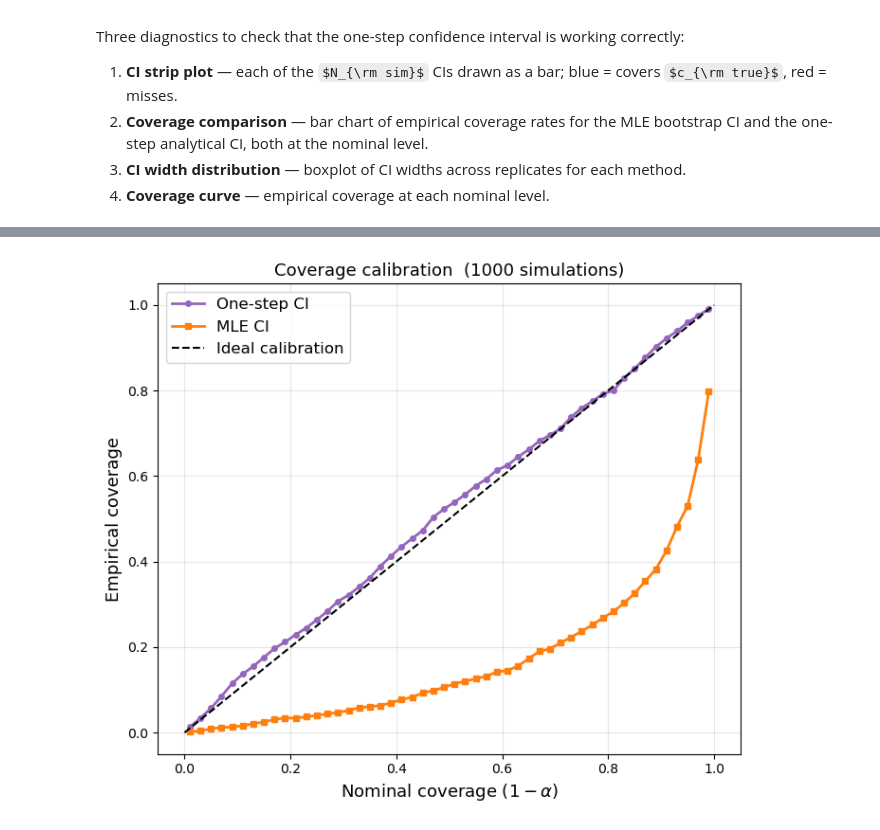
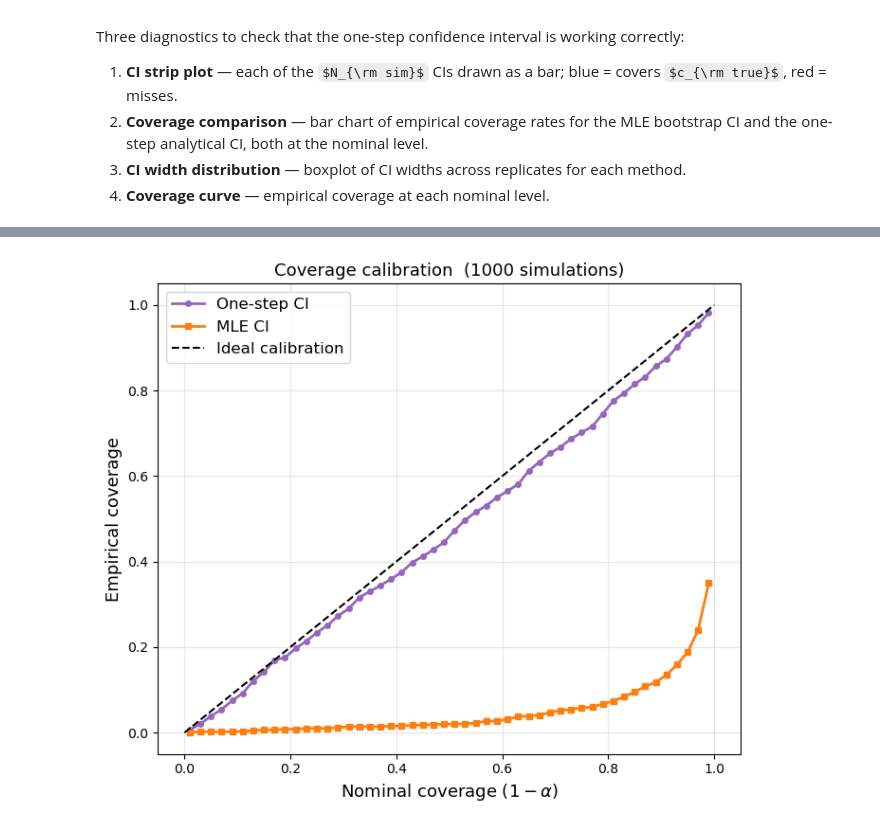
Before and after one commit to richardzhs/Semiparametric_Parameter_Estimation_PDF, a Jupyter notebook: T3_demo.ipynb, the cells around one changed output, grey strips where cells are left out. Drawn from its saved outputs; the diff is of its cells as text; code cells hidden in the pictures; some formulas as TeX source.

```diff
--- a/T3_demo.ipynb
+++ b/T3_demo.ipynb
@@ -186,7 +216,7 @@ The full mean at true $c$ is $\mu = v(c;\mathbf{Q}^2) \odot T[f]$.
 T = T_sm_FK(f=f, W=W, grid=grid)
 
 # True Wilson coefficient and full mean
-c_true = 10
+c_true = 20
 mu     = true_mean(c=c_true, T=T, xQ2=xQ2, klin=_klin, kquad=_kquad)
 
 # Simulate one dataset
@@ -415,7 +457,7 @@ where $\delta = \partial_c \hat\mu - K h^*$ is the component of $\partial_c \hat
 K       = build_K_matrix(c_hat, A, xQ2=xQ2, klin=_klin, kquad=_kquad)
 K_prime = build_K_prime_matrix(c_hat, A, xQ2=xQ2, klin=_klin, kquad=_kquad)
 
-c_one_step, info = one_step_c(D, K, K_prime, beta_hat, c_hat, w_norm, Sigma=Sigma)
+c_one_step, info = one_step_c(D, K, K_prime, beta_hat, c_hat, w_norm=None, Sigma=Sigma)
 
 ci_os_lower, ci_os_upper, _ = one_step_confidence_interval(info)
 
@@ -515,21 +574,26 @@ sampling distribution of the plug-in MLE and the one-step estimator.
 `setup_experiment` pre-computes the basis and design matrix once; `run_single_experiment`
 only generates new data and re-runs the optimization.
 # %%
+c_true = 20
+
+zero_coeff = lambda z, **kwargs: np.zeros_like(np.asarray(z, dtype=float))
+
 setup_dict = setup_experiment(
     pdf=pdfset, c=c_true, f=f,
     xQ2=xQ2, grid=grid, W=W,
-    degree=degree, M=10,
+    degree=3, M=10,
     data_Sigma=Sigma,
     opt="separate",            # uses the "separate" or "joint" choice from Section 5
     parametrize=parametrize,
-    c_opt="scipy_optimize", beta_opt="SLSQP",
+    c_opt="Nelder-Mead", beta_opt="SLSQP",
     c0=0, Lambda=Lambda,
     x_min=x_min, x_max=x_max,
     Q2_min=Q2_min, Q2_max=Q2_max,
-    klin=klin, kquad=kquad,
-    nonneg_beta=True, fix_ends=True,
+    klin_fn=_klin, kquad_fn=zero_coeff,
+    nonneg_beta=True, pin_endpoints=True,
     ncol_plots=2, x_log_scale=True,
     return_history=False, loss_scale=1e2,
+    mle_constrained=False, one_step_constrained=False
 )
 # %%
 # Quick diagnostic on one draw before the full simulation
@@ -557,16 +621,24 @@ Fitted pdf integrates to (xf parametrize): 1.0000000255497845
 N_sim = 1000
 plug_in_estimates  = np.zeros(N_sim)
 one_step_estimates = np.zeros(N_sim)
-n_boot = 1000
+n_boot = 500
 all_boot_samples = np.zeros((N_sim, n_boot))
 CIs_mle      = np.zeros((N_sim, 2))
 CIs_one_step = np.zeros((N_sim, 2))
-SEs = np.zeros(N_sim)
+one_step_SEs = np.zeros(N_sim)
 
 A      = setup_dict['A']
 w_norm = setup_dict['w_norm']
 xQ2    = setup_dict['xQ2']
 Sigma  = setup_dict['data_Sigma']
+
+# Bootstrap must refit under the same constraint as the original MLE fit
+# (see run_single_experiment: fit_w_norm = w_norm if mle_constrained else None)
+boot_w_norm = w_norm if setup_dict['mle_constrained'] else None
+
+print("MLE constrained:", setup_dict['mle_constrained'])
+print("One-step constrained:", setup_dict['one_step_constrained'])
+print("Bootstrap constrained:", boot_w_norm is not None)
 
 for sim in range(N_sim):
     c_hat_i, c_one_step_i, info_i = run_single_experiment(setup_dict, diagnostics=True, show_plots=False)
@@ -575,13 +647,16 @@ for sim in range(N_sim):
 
     ci_lower, ci_upper, se = one_step_confidence_interval(info_i['one_step'])
     CIs_one_step[sim] = (ci_lower, ci_upper)
-    SEs[sim] = se
+    one_step_SEs[sim] = se
 
     ci_lower_b, ci_upper_b, boot_samples_i = bootstrap_confidence_interval(
-        A, w_norm, xQ2, Sigma, c0=0.0,
+        A=A, w_norm=boot_w_norm, xQ2=xQ2, Sigma=Sigma, c0=0.0,
         c_hat=c_hat_i, beta_hat=info_i['beta_hat'],
         n_boot=n_boot, alpha=0.05, estimator="mle",
-        opt=setup_dict['opt'], verbose=False,
+        opt=setup_dict['opt'], c_opt=setup_dict['c_opt'],
+        c_range=setup_dict['c_range'],
+        klin=setup_dict['klin'], kquad=setup_dict['kquad'],
+        verbose=False,
     )
     all_boot_samples[sim] = boot_samples_i
     CIs_mle[sim] = (ci_lower_b, ci_upper_b)
@@ -706,34 +782,36 @@ se_boot = np.nanstd(all_boot_samples, axis=1, ddof=1)  # (N_sim,)
 alphas     = np.linspace(0.01, 0.99, 50)
 nom_levels = 1 - alphas
 emp_cov_one_step = []
 emp_cov_mle_boot = []
 
 for a in alphas:
     z = norm.ppf(1 - a / 2)
 
-    lo = one_step_estimates - z * SEs
-    hi = one_step_estimates + z * SEs
+    lo = one_step_estimates - z * one_step_SEs
+    hi = one_step_estimates + z * one_step_SEs
     emp_cov_one_step.append(np.mean((lo <= c_true) & (hi >= c_true)))
 
     lo = plug_in_estimates - z * se_boot
     hi = plug_in_estimates + z * se_boot
     emp_cov_mle_boot.append(np.mean((lo <= c_true) & (hi >= c_true)))
 
 emp_cov_one_step = np.array(emp_cov_one_step)
 emp_cov_mle_boot = np.array(emp_cov_mle_boot)
 
 
 fig, ax = plt.subplots(figsize=(7, 6))
 ax.plot(nom_levels, emp_cov_one_step, 'o-', color='C4', lw=2, ms=4, label='One-step CI')
 ax.plot(nom_levels, emp_cov_mle_boot, 's-', color='C1', lw=2, ms=4, label='MLE CI')
 ax.plot([0.0, 1], [0.0, 1], 'k--', lw=1.5, label='Ideal calibration')
 ax.set_xlabel('Nominal coverage $(1 - \\alpha)$', fontsize=13)
 ax.set_ylabel('Empirical coverage', fontsize=13)
 ax.set_title(f'Coverage calibration  ({N_sim} simulations)', fontsize=13)
 ax.legend(fontsize=12)
 ax.grid(alpha=0.3)
 plt.tight_layout()
 plt.show()
+
+#fig.savefig(f"../results/F2p-F2d/kquad=0/coverage_calibration_c={c_true}_mle_one_step_unconstrained.pdf", bbox_inches="tight")
 # %% [output]
-[figure, old version]
+[figure, new version]
 # %%
```
Also changed, not shown: parts of 29 cells of this notebook, 1 other file.
